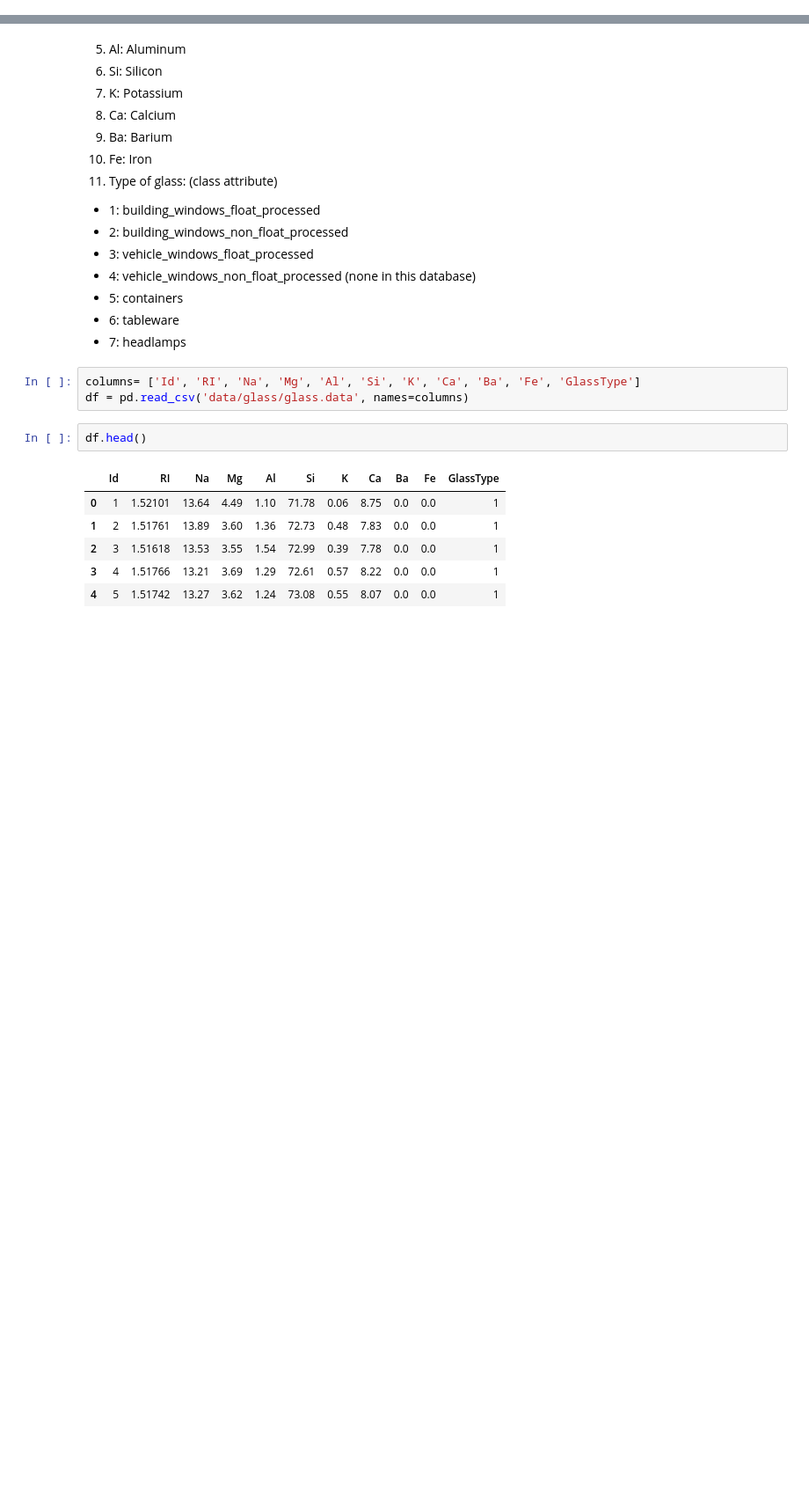
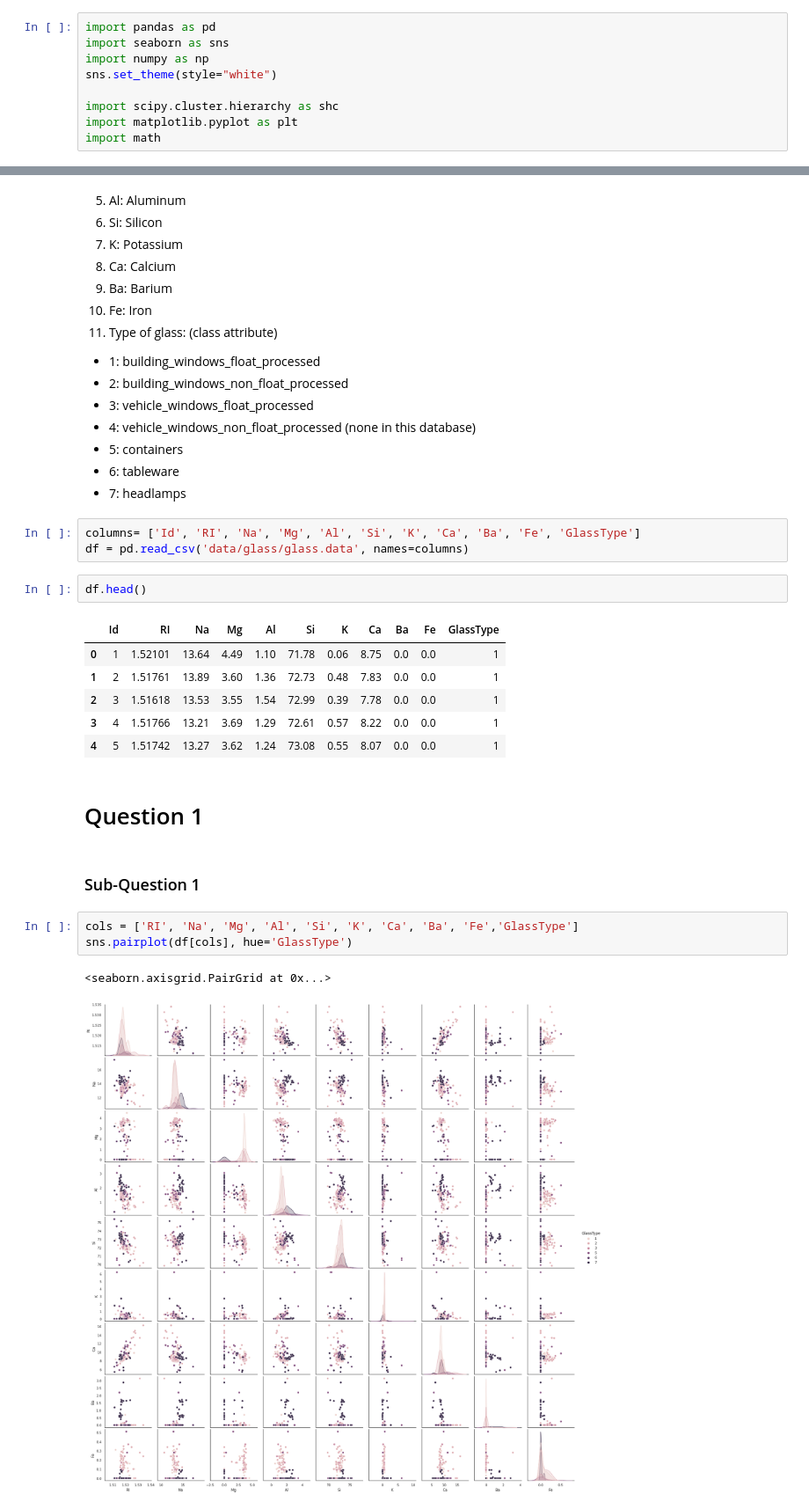
Before and after one commit to BongumusaSizwe/DVE, a Jupyter notebook: Assignment 1/Glass.ipynb, the cells around one changed output, grey strips where cells are left out. Shown at 88% size. Cells and saved outputs as stored; diff of their text form; blank space fills up the shorter version.

Commit message:
Visualiztion of the data

```diff
--- a/Assignment 1/Glass.ipynb
+++ b/Assignment 1/Glass.ipynb
@@ -3,3 +1,12 @@ import pandas as pd
+# %%
+import pandas as pd
+import seaborn as sns
+import numpy as np
+sns.set_theme(style="white")
+
+import scipy.cluster.hierarchy as shc
+import matplotlib.pyplot as plt
+import math
 # %% [markdown]
 ## Attribute Information
 1. Id number: 1 to 214
@@ -32,3 +39,13 @@ df.head()
 | 2 | 3 | 1.51618 | 13.53 | 3.55 | 1.54 | 72.99 | 0.39 | 7.78 | 0.0 | 0.0 | 1 |
 | 3 | 4 | 1.51766 | 13.21 | 3.69 | 1.29 | 72.61 | 0.57 | 8.22 | 0.0 | 0.0 | 1 |
 | 4 | 5 | 1.51742 | 13.27 | 3.62 | 1.24 | 73.08 | 0.55 | 8.07 | 0.0 | 0.0 | 1 |
+# %% [markdown]
+# Question 1
+# %% [markdown]
+### Sub-Question 1
+# %%
+cols = ['RI', 'Na', 'Mg', 'Al', 'Si', 'K', 'Ca', 'Ba', 'Fe','GlassType']
+sns.pairplot(df[cols], hue='GlassType')
+# %% [output]
+<seaborn.axisgrid.PairGrid at 0x...>
+[figure, added]
```
Also changed, not shown: parts of 11 cells of this notebook.
